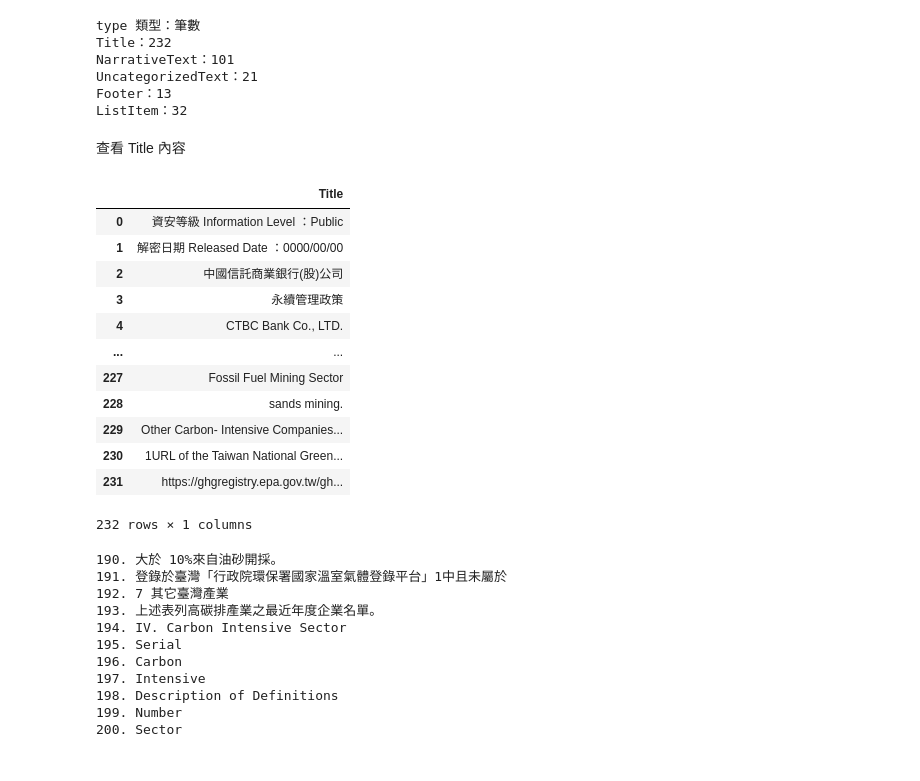
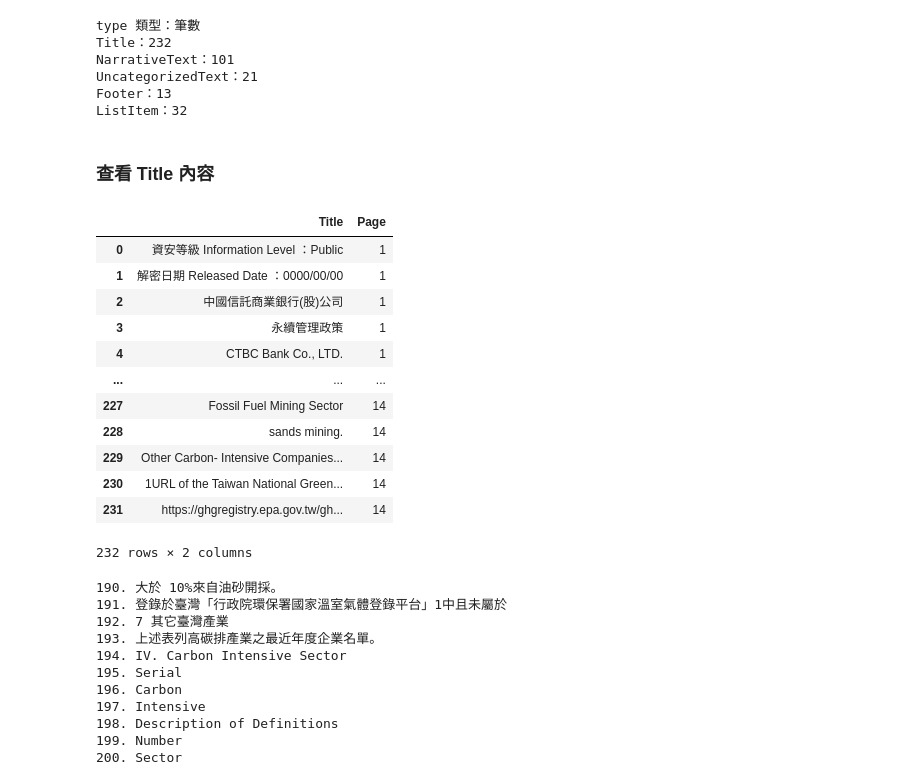
Before and after one commit to jane0520/Unstructured_PDF_to_Json, a Jupyter notebook: analyze_JSON.ipynb, the cells around one changed output. Saved outputs shown, nothing was run; the diff lists cells and outputs as text; code cells hidden in the pictures.

Commit message:
將 Title, NarrativeText, UncategorizedText, Footer, ListItem 的 Text 內容存成 DataFrame

```diff
--- a/analyze_JSON.ipynb
+++ b/analyze_JSON.ipynb
@@ -57,34 +57,33 @@ UncategorizedText：21
 Footer：13
 ListItem：32
 # %% [markdown]
-查看 Title 內容
+### 查看 Title 內容
 # %%
 import pandas as pd
 
 
-df = pd.DataFrame(columns = ['Title'])
+title_df = pd.DataFrame(columns = ['Title', 'Page'])
 
-titles = [item['text'] for item in data if item.get('type') == 'Title']
+texts = [item['text'] for item in data if item.get('type') == 'Title']
+page_number = [item['metadata']['page_number'] for item in data if item.get('type') == 'Title']
 
-for title_text in titles:
-    df = pd.concat([df, pd.DataFrame({'Title': [title_text]})], ignore_index = True)
+for x in range(len(texts)):
+    title_df = pd.concat([title_df, pd.DataFrame({'Title': [texts[x]], 'Page': [page_number[x]]})], ignore_index = True)
 
-# 存成 excel 檔
-#df.to_excel('/home/notebook-user/Unstructured_PDF_to_Json/title.xlsx', index=False)
-df
+title_df
 # %% [output]
-|  | Title |
-| 0 | 資安等級 Information Level ：Public |
-| 1 | 解密日期 Released Date ：0000/00/00 |
-| 2 | 中國信託商業銀行(股)公司 |
-| 3 | 永續管理政策 |
-| 4 | CTBC Bank Co., LTD. |
-| ... | ... |
-| 227 | Fossil Fuel Mining Sector |
-| 228 | sands mining. |
-| 229 | Other Carbon- Intensive Companies... |
-| 230 | 1URL of the Taiwan National Green... |
-| 231 | https://ghgregistry.epa.gov.tw/gh... |
+|  | Title | Page |
+| 0 | 資安等級 Information Level ：Public | 1 |
+| 1 | 解密日期 Released Date ：0000/00/00 | 1 |
+| 2 | 中國信託商業銀行(股)公司 | 1 |
+| 3 | 永續管理政策 | 1 |
+| 4 | CTBC Bank Co., LTD. | 1 |
+| ... | ... | ... |
+| 227 | Fossil Fuel Mining Sector | 14 |
+| 228 | sands mining. | 14 |
+| 229 | Other Carbon- Intensive Companies... | 14 |
+| 230 | 1URL of the Taiwan National Green... | 14 |
+| 231 | https://ghgregistry.epa.gov.tw/gh... | 14 |
-232 rows × 1 columns
+232 rows × 2 columns
 # %%
 for x in range(190, 211):
```
Also changed, not shown: parts of 10 cells of this notebook.
